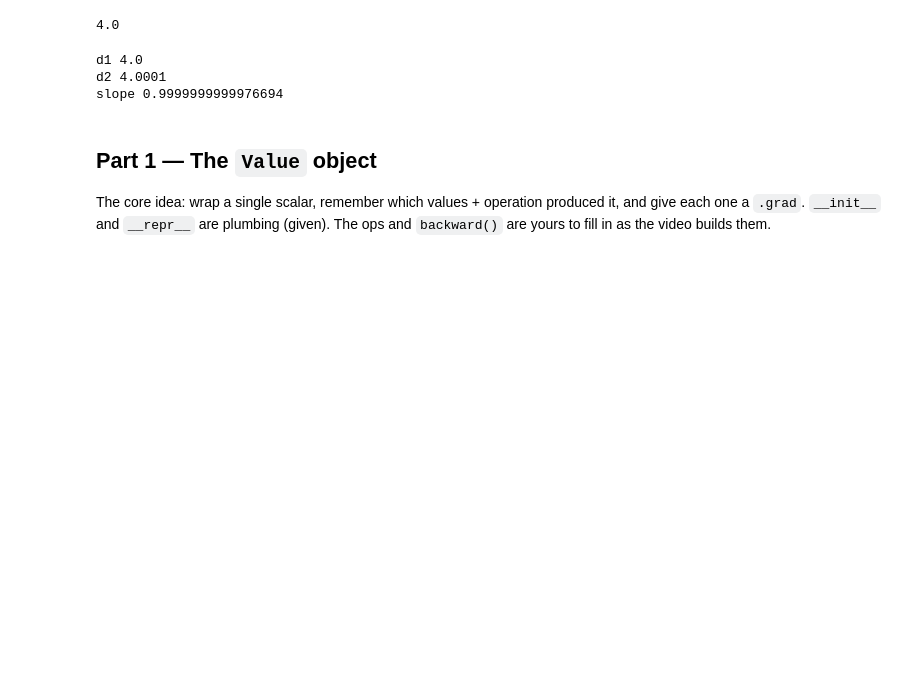
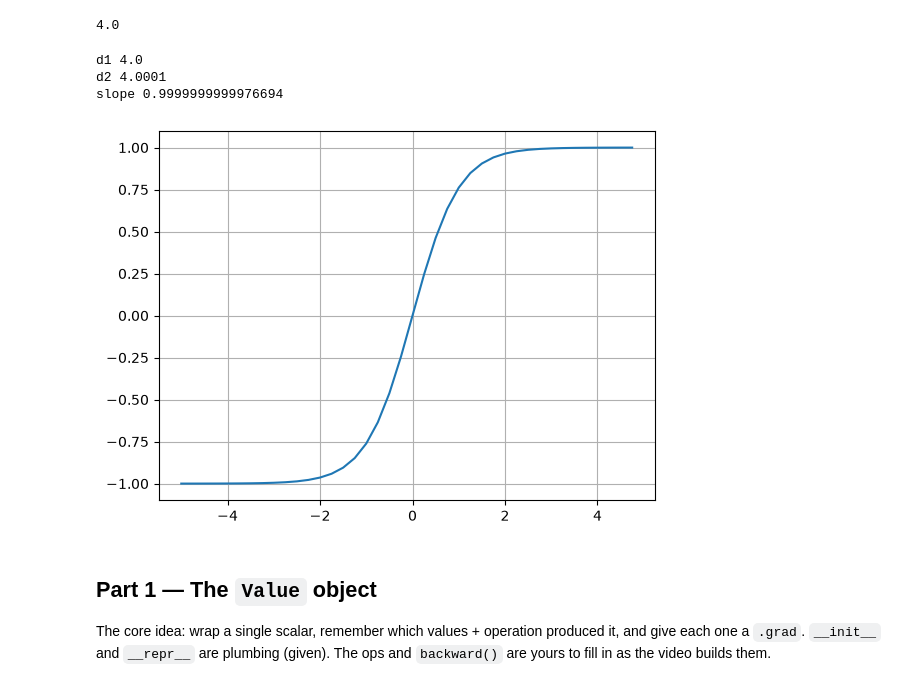
Before and after one commit to HectorHernandez1/llm-training-from-scratch, a Jupyter notebook: week1-micrograd/micrograd.ipynb, the cells around one changed output. Saved outputs shown, nothing was run; the diff lists cells and outputs as text; code cells hidden in the pictures; blank space fills up the shorter version.

```diff
--- a/week1-micrograd/micrograd.ipynb
+++ b/week1-micrograd/micrograd.ipynb
@@ -64,3 +64,8 @@ print("slope", (d2-d1)/h)
 d1 4.0
 d2 4.0001
 slope 0.9999999999976694
+# %%
+plt.plot(np.arange(-5, 5, 0.25), np.tanh(np.arange(-5, 5, 0.25)))
+plt.grid()
+# %% [output]
+[figure, added]
```
Also changed, not shown: parts of 4 cells of this notebook.
